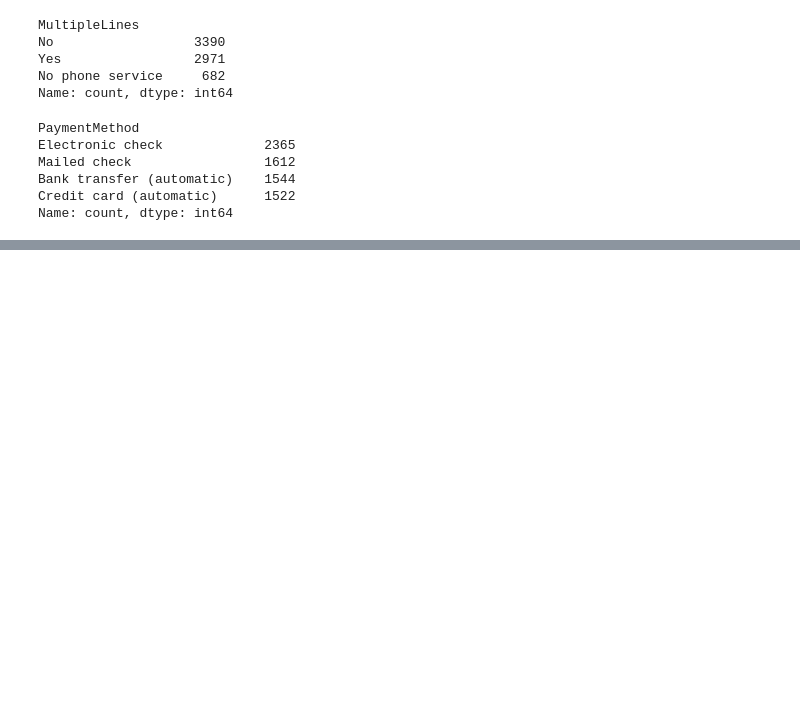
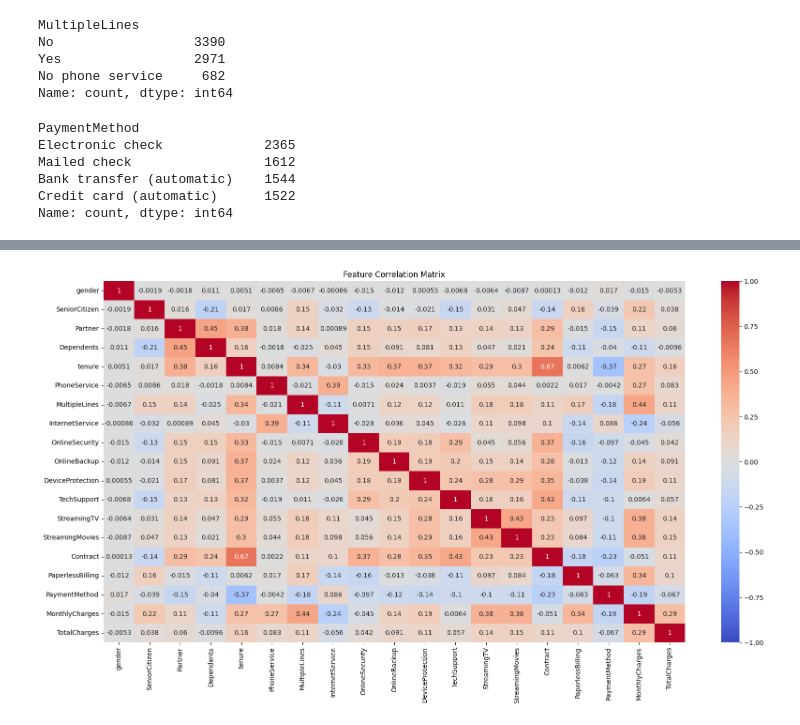
Before and after one commit to Sherwin1600/CS-412-Final-Project, a Jupyter notebook: churnExperiment.ipynb, the cells around one changed output, grey strips where cells are left out. Saved outputs shown, nothing was run; the diff lists cells and outputs as text; code cells hidden in the pictures; blank space fills up the shorter version.

```diff
--- a/churnExperiment.ipynb
+++ b/churnExperiment.ipynb
@@ -105,0 +108,19 @@ Name: count, dtype: int64
+# %%
+from sklearn.preprocessing import LabelEncoder
+
+columns = ["gender","SeniorCitizen","Partner","Dependents","tenure","PhoneService","MultipleLines",
+   "InternetService","OnlineSecurity","OnlineBackup","DeviceProtection","TechSupport","StreamingTV",
+   "StreamingMovies","Contract","PaperlessBilling","PaymentMethod","MonthlyCharges","TotalCharges",
+   "Churn"]
+
+print(len(columns))
+
+label_encoder = LabelEncoder()
+
+# Drop Customer ID Column
+df = df.drop(columns=["customerID"], axis=1)
+
+for column in columns:
+   df[column] = label_encoder.fit_transform(df[column])
+
+df.head()
@@ -105,0 +135,17 @@ Name: count, dtype: int64
+# %%
+import pandas as pd
+import seaborn as sns
+import matplotlib.pyplot as plt
+
+# Calculate the correlation matrix
+correlation_matrix = df.drop(columns=['Churn']).corr()
+
+# Plot the heatmap
+plt.figure(figsize=(20, 10))
+sns.heatmap(correlation_matrix, annot=True, cmap='coolwarm', vmin=-1, vmax=1)
+plt.title('Feature Correlation Matrix')
+plt.show()
+
+# TODO: Get the barplot for the correlation ranges
+# %% [output]
+[figure, added]
```
Also changed, not shown: parts of 5 cells of this notebook, 2 other files.
